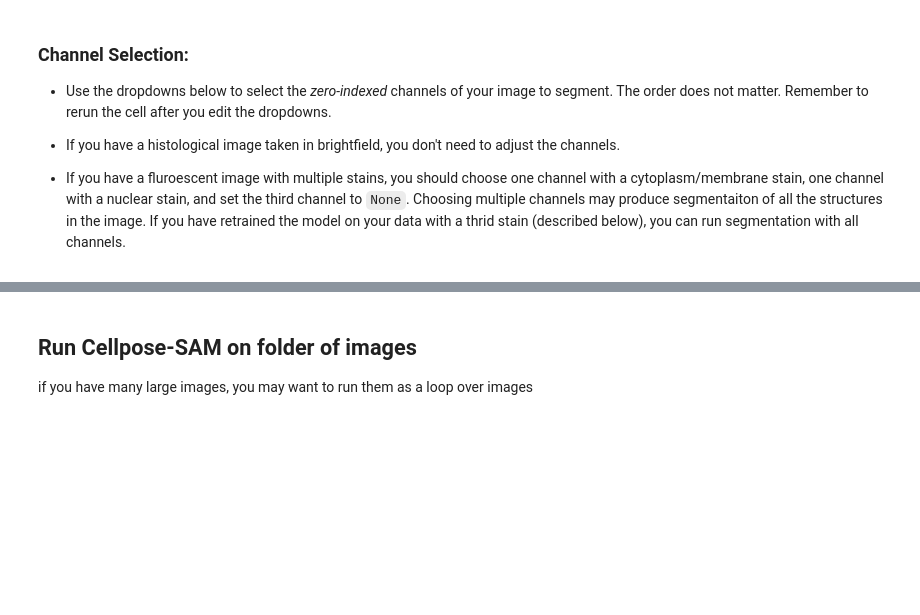
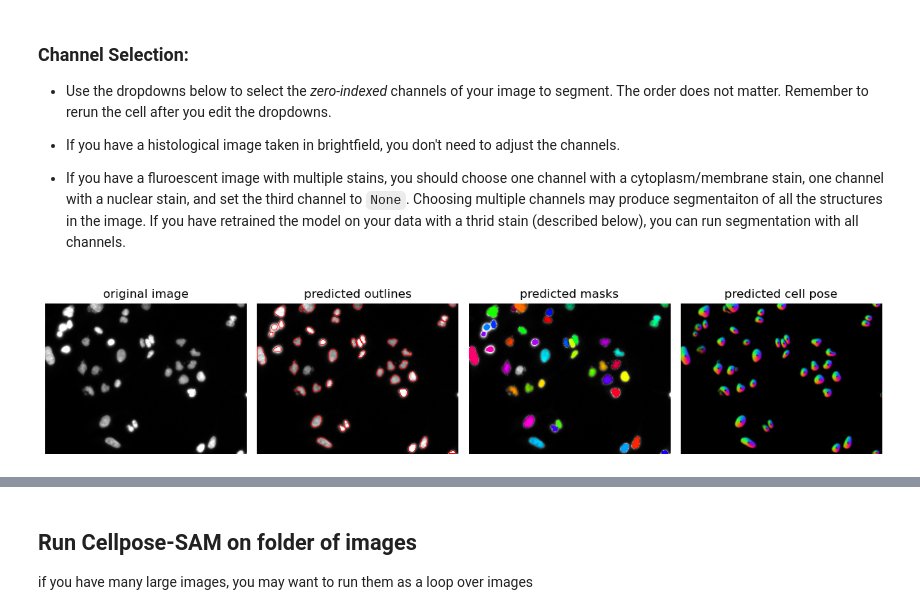
Before and after one commit to UCL-Biosciences/UCL-Biosciences-Image-Analysis, a Jupyter notebook: analysis_2d/notebooks/cellpose-segment-touching-nuclei.ipynb, the cells around one changed output, grey strips where cells are left out. Cells and saved outputs as stored; diff of their text form; code cells hidden in the pictures; blank space fills up the shorter version.

```diff
--- a/analysis_2d/notebooks/cellpose-segment-touching-nuclei.ipynb
+++ b/analysis_2d/notebooks/cellpose-segment-touching-nuclei.ipynb
@@ -122,32 +148,34 @@ print(f'your image has shape: {img.shape}. Assuming channel dimension is last wi
 - If you have a fluroescent image with multiple stains, you should choose one channel with a cytoplasm/membrane stain, one channel with a nuclear stain, and set the third channel to `None`. Choosing multiple channels may produce segmentaiton of all the structures in the image. If you have retrained the model on your data with a thrid stain (described below), you can run segmentation with all channels.
 # %%
 first_channel = '0' # @param ['None', 0, 1, 2, 3, 4, 5]
-second_channel = '1' # @param ['None', 0, 1, 2, 3, 4, 5]
-third_channel = '2' # @param ['None', 0, 1, 2, 3, 4, 5]
+second_channel = 'None' # @param ['None', 0, 1, 2, 3, 4, 5]
+third_channel = 'None' # @param ['None', 0, 1, 2, 3, 4, 5]
 # %%
 selected_channels = []
 for i, c in enumerate([first_channel, second_channel, third_channel]):
   if c == 'None':
     continue
   if int(c) > img.shape[-1]:
     assert False, 'invalid channel index, must have index greater or equal to the number of channels'
   if c != 'None':
     selected_channels.append(int(c))
 
 
 
 img_selected_channels = np.zeros_like(img)
-img_selected_channels[:, :, :len(selected_channels)] = img[:, :, selected_channels]
+img_selected_channels = img   # now shape (Y, X, 1) as only one channel
 
-
-flow_threshold = 0.4
-cellprob_threshold = 0.0
+flow_threshold = 0.5 # pixels get a flow error score, cells with score below this are removed. Higher threshold = fewer cells
+cellprob_threshold = 0.0 # probability threshold for a pixel belonging to a cell. Higher threshold = smaller, more confident
 tile_norm_blocksize = 0
 
-masks, flows, styles = model.eval(img_selected_channels, batch_size=32, flow_threshold=flow_threshold, cellprob_threshold=cellprob_threshold,
+masks, flows, styles = model.eval(img_selected_channels, batch_size=32, flow_threshold=flow_threshold,
+                                  cellprob_threshold=cellprob_threshold,
                                   normalize={"tile_norm_blocksize": tile_norm_blocksize})
 
 fig = plt.figure(figsize=(12,5))
 plot.show_segmentation(fig, img_selected_channels, masks, flows[0])
 plt.tight_layout()
 plt.show()
+# %% [output]
+[figure, added]
```
Also changed, not shown: parts of 17 cells of this notebook, 1 other file.
